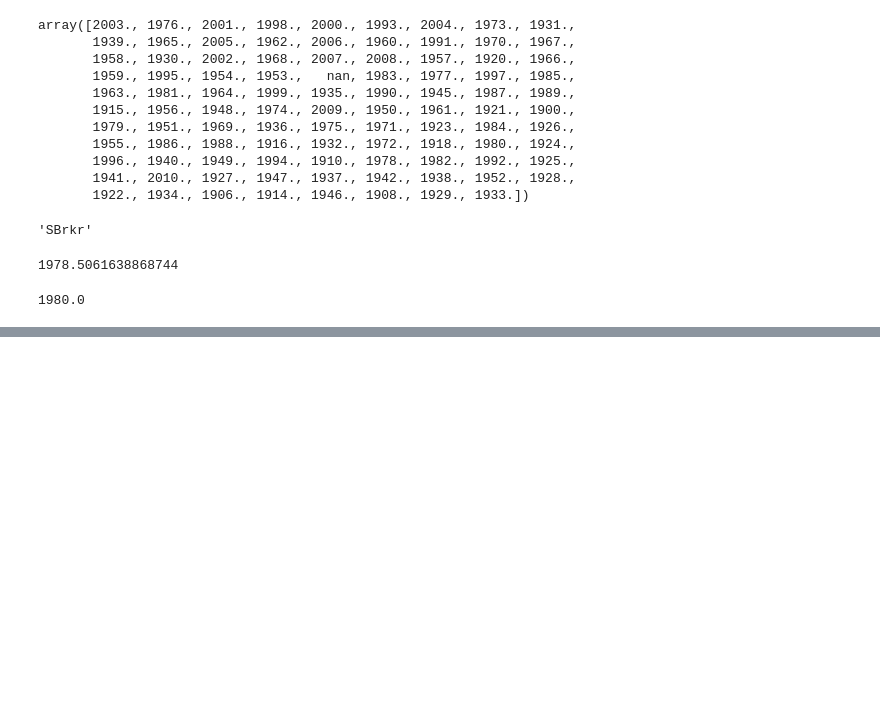
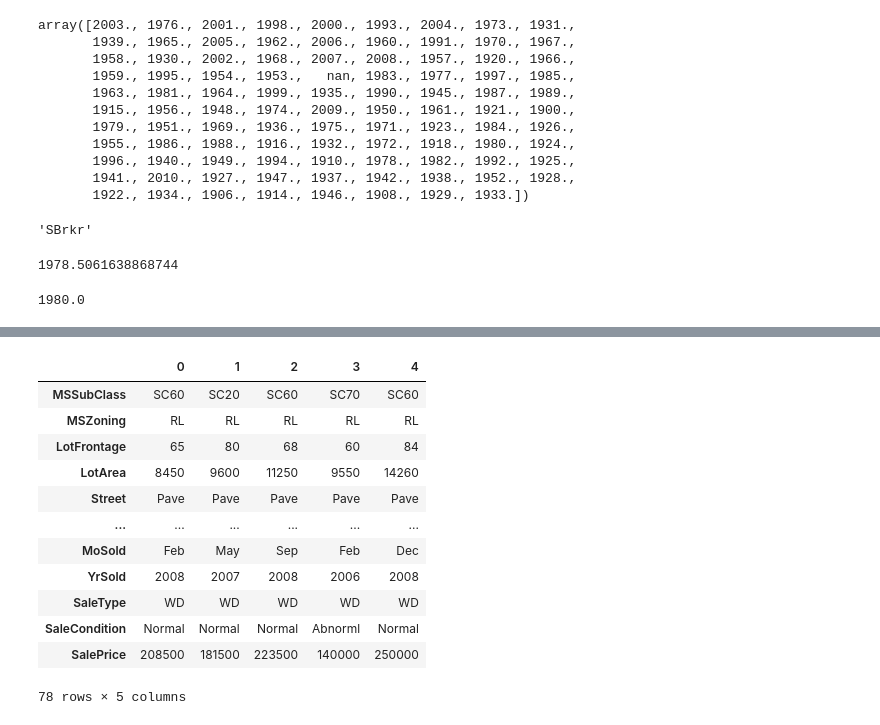
Before and after one commit to santoshdhalwalkar/EDA, a Jupyter notebook: edaforrealestate.ipynb, the cells around one changed output, grey strips where cells are left out. Cells and saved outputs as stored; diff of their text form; code cells hidden in the pictures; blank space fills up the shorter version.

```diff
--- a/edaforrealestate.ipynb
+++ b/edaforrealestate.ipynb
@@ -160,0 +225,17 @@ df['GarageYrBlt'].fillna(value=md, inplace=True)
+# %%
+# Transpose  the data have a different look at the data
+df.head().T
+# %% [output]
+|  | 0 | 1 | 2 | 3 | 4 |
+| MSSubClass | SC60 | SC20 | SC60 | SC70 | SC60 |
+| MSZoning | RL | RL | RL | RL | RL |
+| LotFrontage | 65 | 80 | 68 | 60 | 84 |
+| LotArea | 8450 | 9600 | 11250 | 9550 | 14260 |
+| Street | Pave | Pave | Pave | Pave | Pave |
+| ... | ... | ... | ... | ... | ... |
+| MoSold | Feb | May | Sep | Feb | Dec |
+| YrSold | 2008 | 2007 | 2008 | 2006 | 2008 |
+| SaleType | WD | WD | WD | WD | WD |
+| SaleCondition | Normal | Normal | Normal | Abnorml | Normal |
+| SalePrice | 208500 | 181500 | 223500 | 140000 | 250000 |
+78 rows × 5 columns
```
Also changed, not shown: parts of 20 cells of this notebook.
